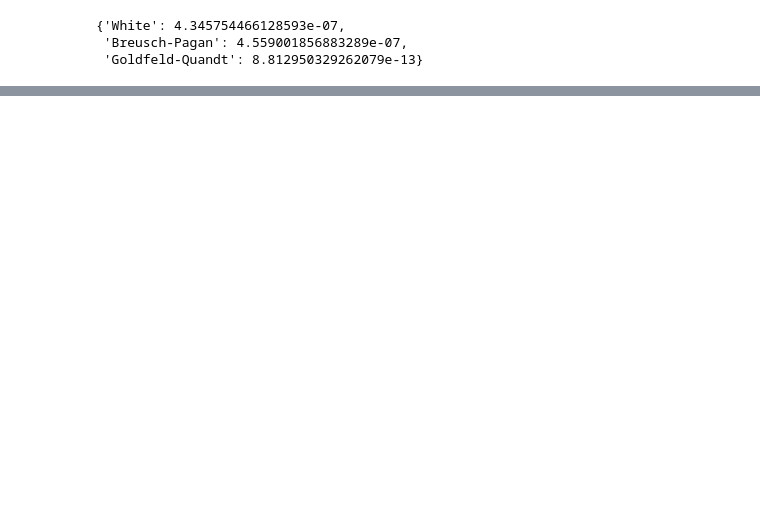
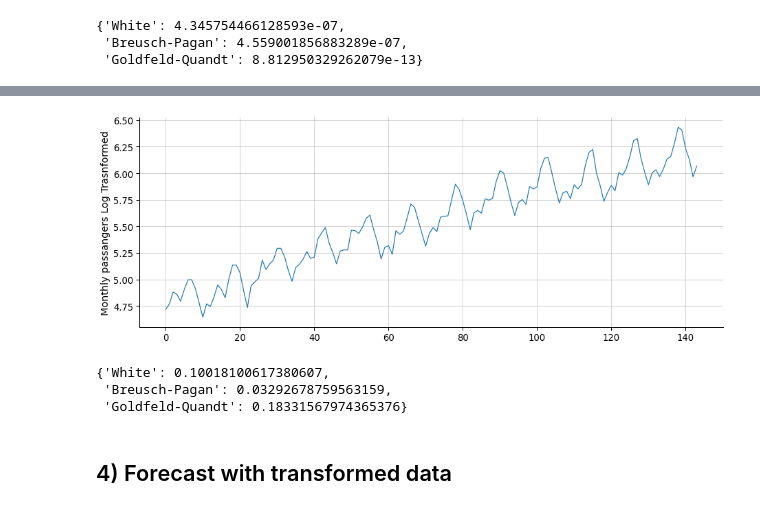
Before and after one commit to razielar/coursera_time_series_forecasting, a Jupyter notebook: appendix/test_heteroskedasticity/heteroskedasticity.ipynb, the cells around one changed output, grey strips where cells are left out. Cells and saved outputs as stored; diff of their text form; code cells hidden in the pictures; blank space fills up the shorter version.

Commit message:
finish heteroskedasticity statstical analyses

```diff
--- a/appendix/test_heteroskedasticity/heteroskedasticity.ipynb
+++ b/appendix/test_heteroskedasticity/heteroskedasticity.ipynb
@@ -71,0 +83,16 @@ test_results
+# %%
+np.log(series).plot()
+plt.ylabel("Monthly passangers Log Trasnformed")
+plt.grid(alpha= 0.7)
+plt.tight_layout()
+# %% [output]
+[figure, added]
+# %%
+test_results = Heteroskedasticity.run_all_tests(np.log(series))
+test_results
+# %% [output]
+{'White': 0.10018100617380607,
+ 'Breusch-Pagan': 0.03292678759563159,
+ 'Goldfeld-Quandt': 0.18331567974365376}
+# %% [markdown]
+## 4) Forecast with transformed data
```
Also changed, not shown: parts of 6 cells of this notebook.
